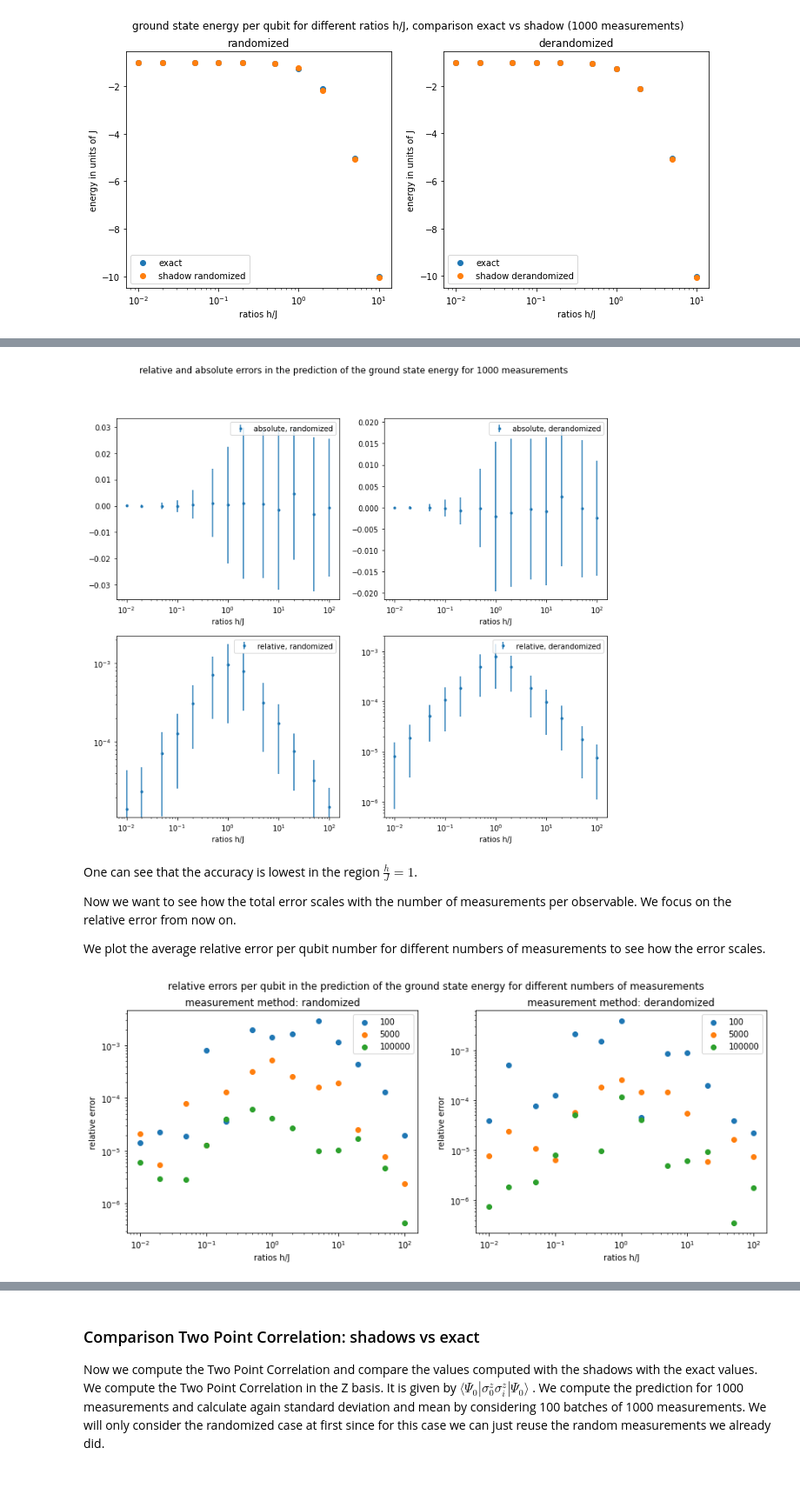
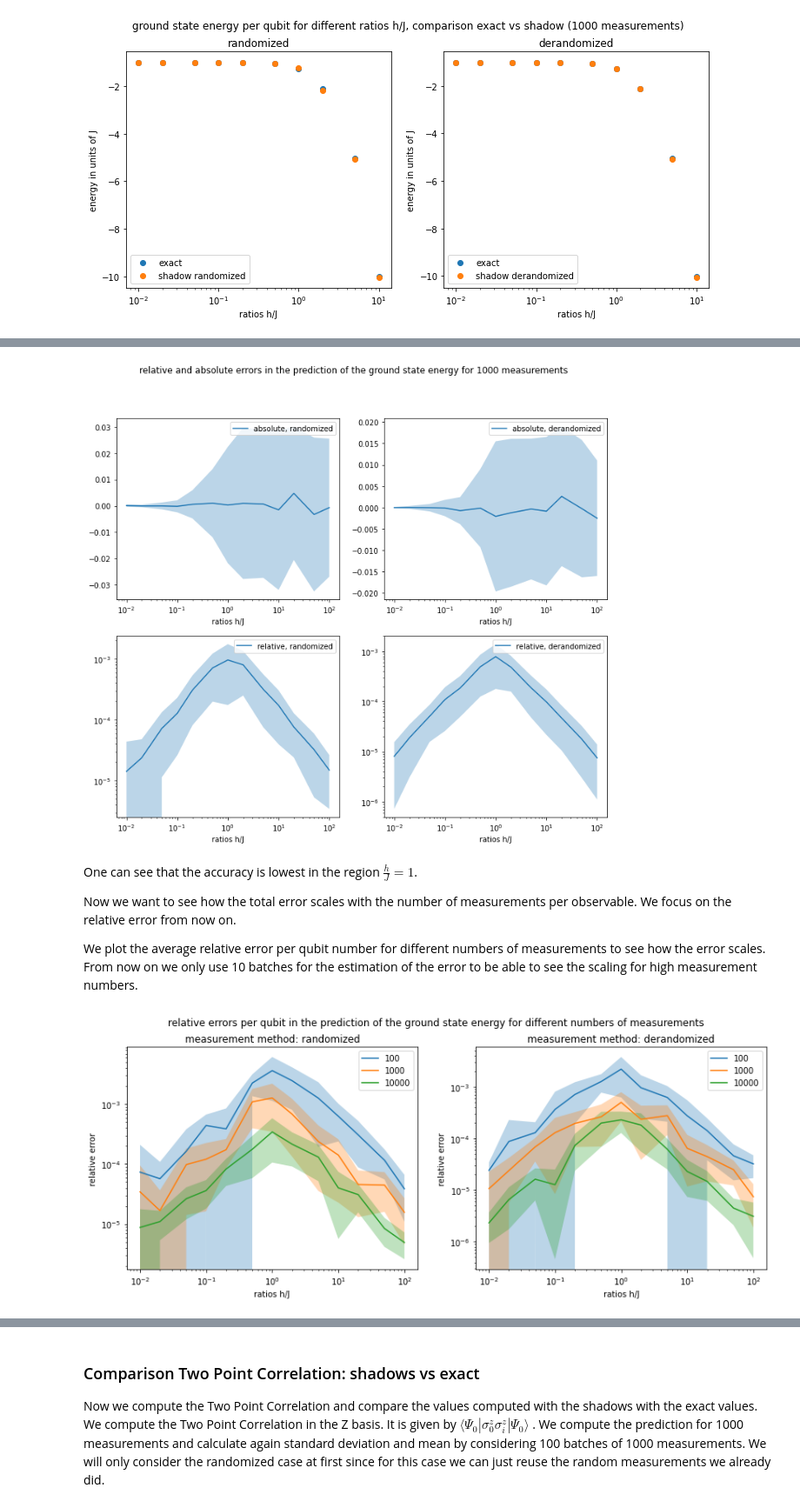
Before and after one commit to LennartBuerger/classical-shadows-for-1d-TFIM-energy-estimation, a Jupyter notebook: display_data/shadow_performance_analysis.ipynb, the cells around one changed output, grey strips where cells are left out. Shown at 87% size. Cells and saved outputs as stored; diff of their text form; code cells hidden in the pictures; blank space fills up the shorter version.

Commit message:
further speed up of the rotation by just computing phase and perm once and then reusing them, added more plots to see how the error scales

```diff
--- a/display_data/shadow_performance_analysis.ipynb
+++ b/display_data/shadow_performance_analysis.ipynb
@@ -30,15 +30,20 @@ ratios_h_j = np.array([0.01, 0.02, 0.05, 0.1,
                            0.2, 0.5, 1, 2, 5, 10, 20, 50, 100], dtype=float)
 save_direc_eigs = Path('data/Diagonal_hamiltonian/eigenvalues_first_three_dict.npy')
 save_direc_groundstate = Path('data/Diagonal_hamiltonian/groundstate_dict.npy')
-save_direc_measurements = Path('data/shadow_measurements/measurements_dict.npy')
+save_direc_measurements = Path('data/shadow_measurements/measurements_100k_dict.npy')
 save_direc_measurements_two_point_correlation_derandomized = Path('data/shadow_measurements/measurements_two_point_corr_derandomized_dict.npy')
 ground_state_dict = np.load(save_direc_groundstate, allow_pickle='TRUE')
 ground_state_dict = ground_state_dict.item()
 # %%
 qubit_num = np.array([14])
-# num of measurements has to be a multiple of the batch_size, batch_size must be smaller than 500
-num_of_measurements = 100000
-batch_size = 100
+# # the generation of a measurement procedure becomes very slow when num_of_measurements becomes big
+# (~1000). In the case of the ising model it is alright to proceed by using batches because we only
+# measure two different Pauli strings. We have to remove this batched procedure though when
+# dealing with more complicated systems where we have to measure more than 100 different Pauli Strings
+# for now we form batches of 100 measurements
+# num of measurements has to be a multiple of 100
+num_of_measurements = 1000
+batch_size = 1000
 measurement_methods = np.array(['derandomized', 'randomized'])
 measurement_dict = {}
 for i in range(0, np.size(qubit_num)):
@@ -60,7 +65,7 @@ for i in range(0, np.size(qubit_num)):
                     measurement.append(measurements)
             measurement_dict[str(qubit_num[i])][str(ratios_h_j[j])][measurement_methods[l]]= measurement
 
-np.save(save_direc_measurements, measurement_dict)
+#np.save(save_direc_measurements, measurement_dict)
 # %% [output]
 starting ratio h/J = 0.01
 starting ratio h/J = 0.02
@@ -145,14 +150,15 @@ for i in range(0,2):
                 error[b,:] = np.abs(energy_brute - energy_shadow) / qubit_num / np.abs(energy_brute)
         error_mean = np.mean(error, axis = 0)
         error_std = np.std(error, axis = 0)
-        axs[i, j].errorbar(ratios_h_j, error_mean, yerr = error_std, label = error_types[i] + ', ' + measurement_methods[j], fmt='.')
+        axs[i, j].errorbar(ratios_h_j, error_mean, label = error_types[i] + ', ' + measurement_methods[j])
+        axs[i, j].fill_between(ratios_h_j, error_mean - error_std, error_mean + error_std, alpha = 0.3)
         if error_types[i] == 'absolute':
             axs[i, j].set(xscale='log', xlabel='ratios h/J')
         if error_types[i] == 'relative':
             axs[i, j].set(xscale='log', yscale = 'log', xlabel='ratios h/J')
         axs[i, j].legend()
 # %% [output]
-[figure, old version]
+[figure, new version]
 # %% [markdown]
 One can see that the accuracy is lowest in the region $\frac{h}{J} = 1$.
 
@@ -161,30 +167,36 @@ per observable. We focus on the relative error from now on.
 
 We plot the average relative error per qubit number for different numbers of measurements
 to see how the error scales.
+From now on we only use 10 batches for the estimation of the error to be able to
+see the scaling for high measurement numbers.
 # %%
-num_of_measurements = np.array([100, 5000, 100000])
+num_of_measurements = np.array([100, 1000, 10000])
+batches = 10
 fig, axs = plt.subplots(1, 2)
 fig.set_figheight(5)
 fig.set_figwidth(14)
 fig.suptitle('relative errors per qubit in the prediction of the ground state energy for different numbers of measurements')
+errors = np.zeros((batches, np.size(ratios_h_j)))
 for l in range(0, 2):
     for i in range(0, np.size(num_of_measurements)):
-        energy_shadow = np.zeros(np.size(ratios_h_j))
-        energy_brute = np.zeros(np.size(ratios_h_j))
         for j in range(0, np.size(ratios_h_j)):
-            measurements = measurement_dict[str(qubit_num)][str(ratios_h_j[j])][measurement_methods[l]][0:num_of_measurements[i]]
-            energy_shadow[j] = TfimHamiltonianOpenFermion(qubit_num,
-                                                       ratios_h_j[j], 1, 'periodic').energy_shadow(None,
-                                                                                                   num_of_measurements[i],
-                                                                                                   measurement_methods[l], measurements)
-            energy_brute[j] = energy_dict[str(1)]['periodic'][str(qubit_num)][str(ratios_h_j[j])][0]
-        errors = np.abs(energy_shadow - energy_brute) / np.abs(energy_brute) / qubit_num
-        axs[l].scatter(ratios_h_j, errors, label = num_of_measurements[i])
+            energy_brute = energy_dict[str(1)]['periodic'][str(qubit_num)][str(ratios_h_j[j])][0]
+            for b in range(0, batches):
+                measurements = measurement_dict[str(qubit_num)][str(ratios_h_j[j])][measurement_methods[l]][b * num_of_measurements[i] : (b+1) * num_of_measurements[i]]
+                energy_shadow = TfimHamiltonianOpenFermion(qubit_num,
+                                                           ratios_h_j[j], 1, 'periodic').energy_shadow(None,
+                                                                                                       num_of_measurements[i],
+                                                                                                       measurement_methods[l], measurements)
+                errors[b,j] = np.abs(energy_shadow - energy_brute) / np.abs(energy_brute) / qubit_num
+        error_mean = np.mean(errors, axis= 0)
+        error_std = np.std(errors, axis = 0)
+        axs[l].errorbar(ratios_h_j, error_mean, label = num_of_measurements[i])
+        axs[l].fill_between(ratios_h_j, error_mean - error_std, error_mean + error_std, alpha = 0.3)
         axs[l].set(xscale='log', yscale='log', xlabel='ratios h/J', ylabel = 'relative error')
         axs[l].set_title('measurement method: ' + str(measurement_methods[l]))
         axs[l].legend()
 # %% [output]
-[figure, old version]
+[figure, new version]
 # %% [markdown]
 The method of derandomized measurements converges faster than the randomized approach
 but for big numbers of measurements (~1000) they first start performing equally well and
```
Also changed, not shown: parts of 7 cells of this notebook, 4 other files.
